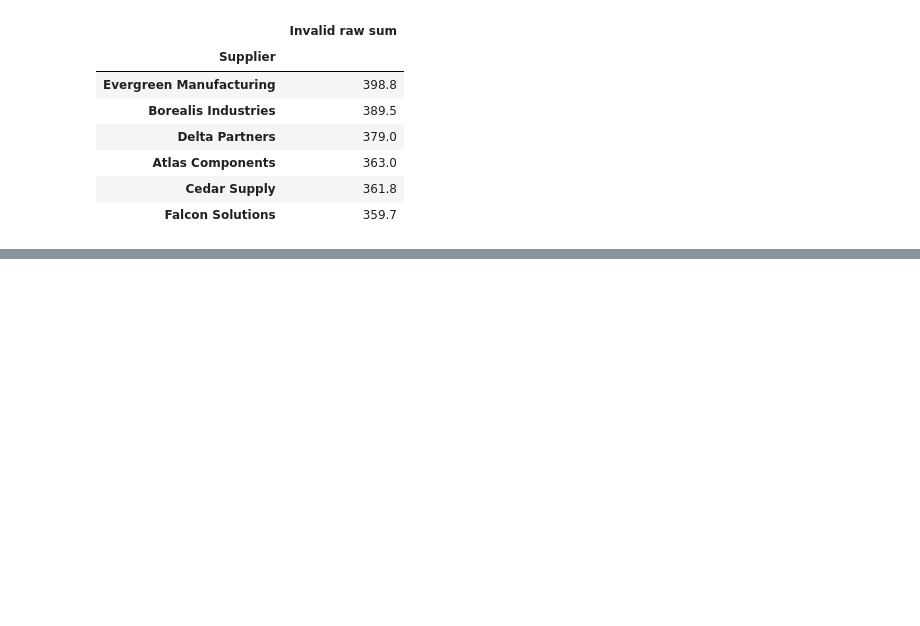
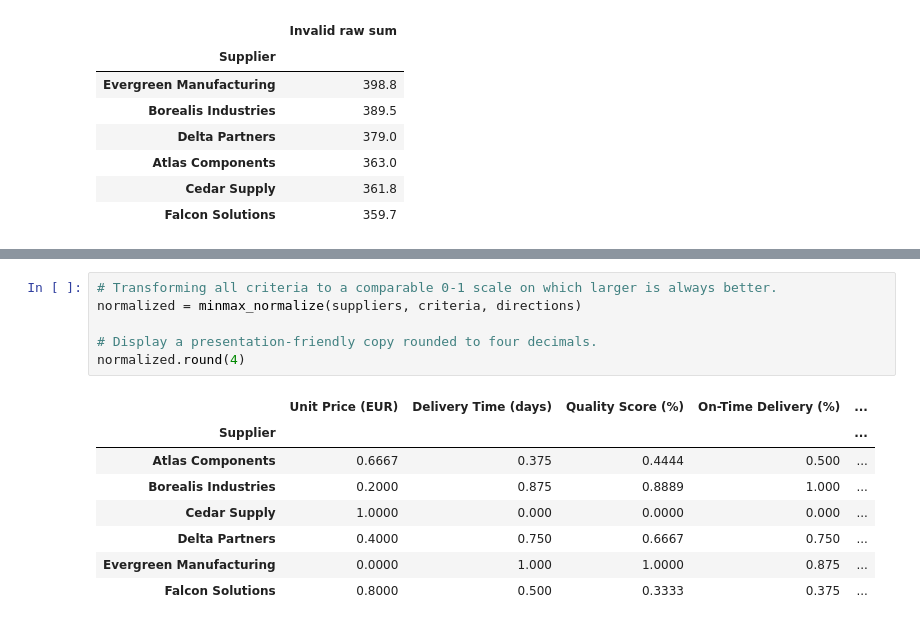
Before and after one commit to BoyanYotov/SoftUni-Math_Concepts_for_Devs-Final_Project, a Jupyter notebook: notebooks/supplier_selection.ipynb, the cells around one changed output, grey strips where cells are left out. Drawn from its saved outputs; the diff is of its cells as text; blank space fills up the shorter version.

```diff
--- a/notebooks/supplier_selection.ipynb
+++ b/notebooks/supplier_selection.ipynb
@@ -280,0 +313,15 @@ naive_raw_sum.to_frame()
+# %%
+# Transforming all criteria to a comparable 0-1 scale on which larger is always better.
+normalized = minmax_normalize(suppliers, criteria, directions)
+
+# Display a presentation-friendly copy rounded to four decimals.
+normalized.round(4)
+# %% [output]
+|  | Unit Price (EUR) | Delivery Time (days) | Quality Score (%) | On-Time Delivery (%) | ... |
+| Supplier |  |  |  |  | ... |
+| Atlas Components | 0.6667 | 0.375 | 0.4444 | 0.500 | ... |
+| Borealis Industries | 0.2000 | 0.875 | 0.8889 | 1.000 | ... |
+| Cedar Supply | 1.0000 | 0.000 | 0.0000 | 0.000 | ... |
+| Delta Partners | 0.4000 | 0.750 | 0.6667 | 0.750 | ... |
+| Evergreen Manufacturing | 0.0000 | 1.000 | 1.0000 | 0.875 | ... |
+| Falcon Solutions | 0.8000 | 0.500 | 0.3333 | 0.375 | ... |
```
Also changed, not shown: parts of 7 cells of this notebook.
